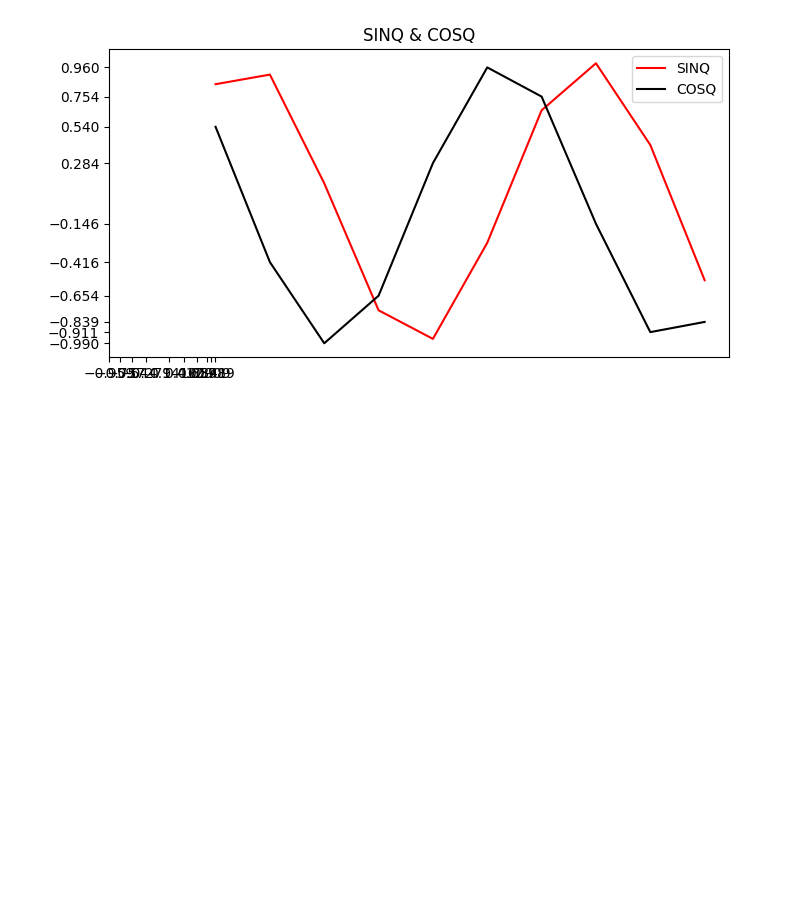
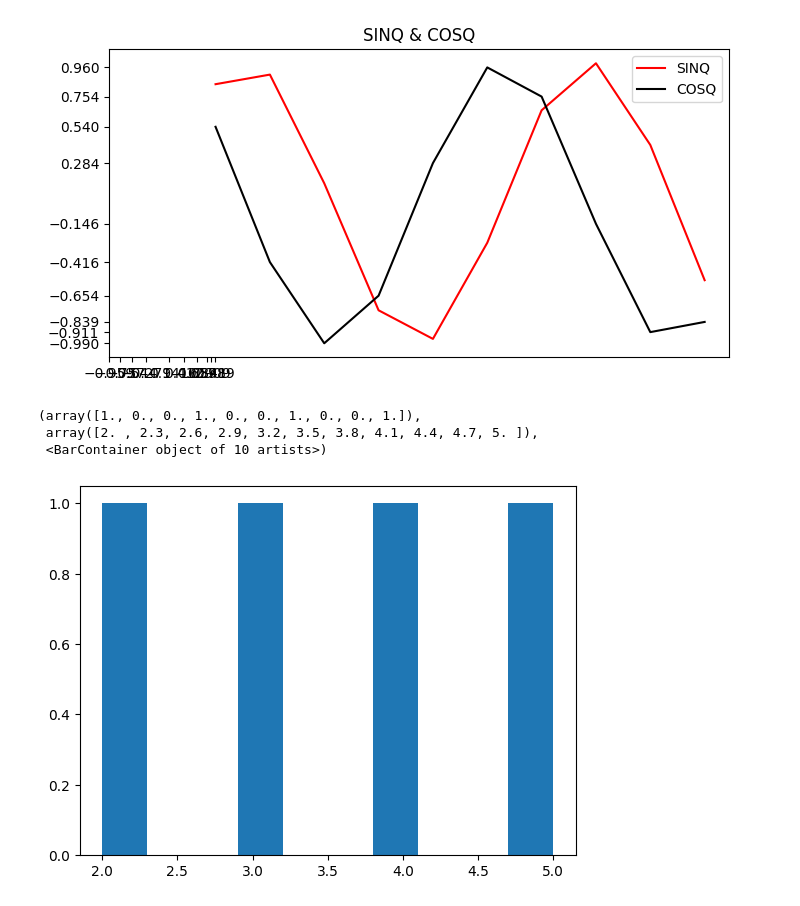
Before and after one commit to tarunkumar910/cap_task, a Jupyter notebook: Day7_part2 - Matplolib.ipynb, the cells around one changed output. Cells and saved outputs as stored; diff of their text form; code cells hidden in the pictures; blank space fills up the shorter version.

```diff
--- a/Day7_part2 - Matplolib.ipynb
+++ b/Day7_part2 - Matplolib.ipynb
@@ -196,3 +192,11 @@ plt.legend()
 plt.show()
 # %% [output]
 [figure]
+# %%
+revenue=[2,3,4,5]
+plt.hist(revenue)
+# %% [output]
+(array([1., 0., 0., 1., 0., 0., 1., 0., 0., 1.]),
+ array([2. , 2.3, 2.6, 2.9, 3.2, 3.5, 3.8, 4.1, 4.4, 4.7, 5. ]),
+ <BarContainer object of 10 artists>)
+[figure, added]
```
Also changed, not shown: parts of 15 cells of this notebook, 16 other files.
